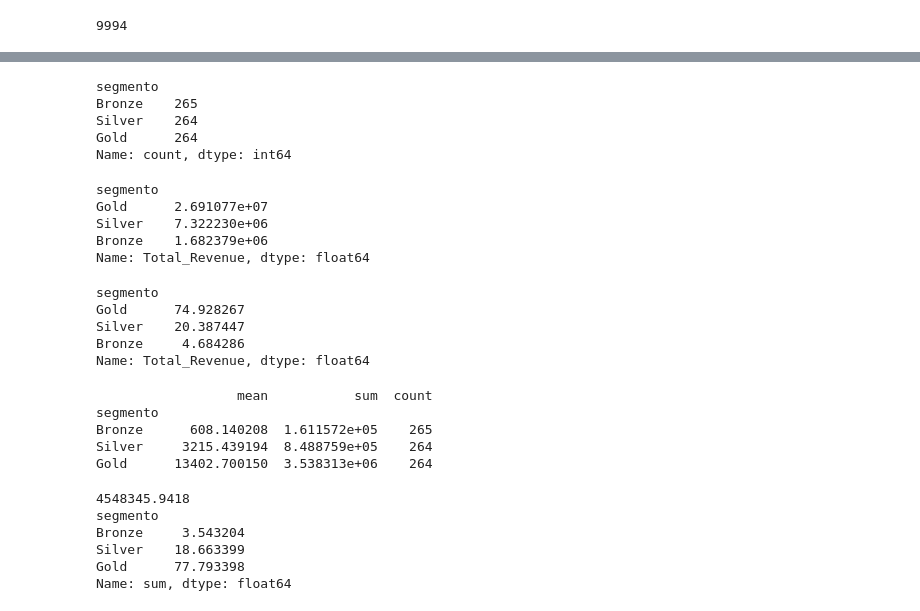
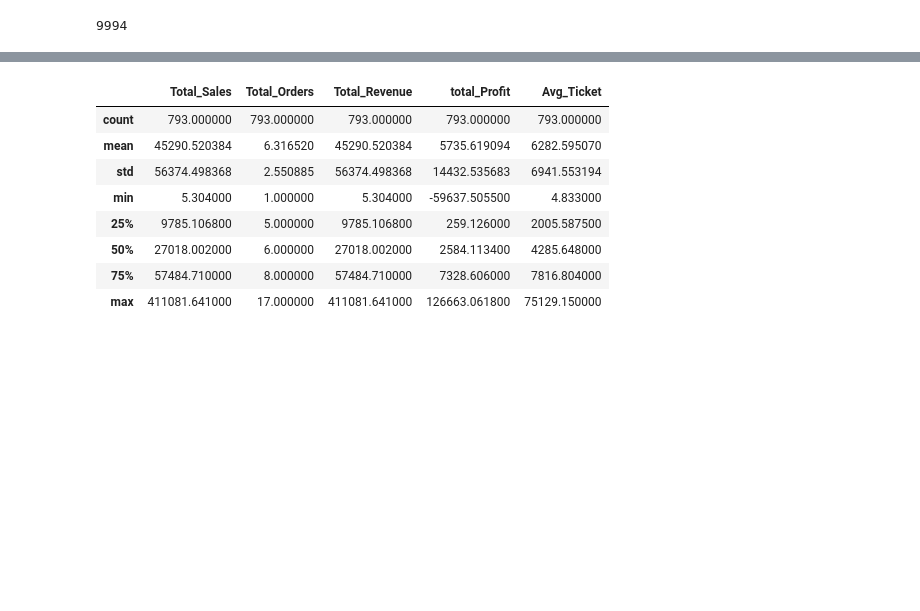
Before and after one commit to HyegoJarllys/DATA-PROJECT, a Jupyter notebook: sql-practice/Pipeline9.ipynb, the cells around one changed output, grey strips where cells are left out. Cells and saved outputs as stored; diff of their text form; code cells hidden in the pictures; blank space fills up the shorter version.

```diff
--- a/sql-practice/Pipeline9.ipynb
+++ b/sql-practice/Pipeline9.ipynb
@@ -279,53 +282,18 @@ df_customers.head(5)
-# %%
-# Criando 3 grupos: Gold (Top 33%), Silver (Médios), Bronze (Baixo Gasto)
-labels = ['Bronze', 'Silver', 'Gold']
-df_customers['segmento'] = pd.qcut(df_customers['Total_Revenue'], q=3, labels=labels)
-
-# Verificando quantos clientes temos em cada grupo
-print(df_customers['segmento'].value_counts())
-# %% [output]
-segmento
-Bronze    265
-Silver    264
-Gold      264
-Name: count, dtype: int64
-# %%
-
-revenue_segment= df_customers.groupby('segmento')['Total_Revenue'].sum().sort_values(ascending=False)
-print(revenue_segment)
-# %% [output]
-segmento
-Gold      2.691077e+07
-Silver    7.322230e+06
-Bronze    1.682379e+06
-Name: Total_Revenue, dtype: float64
-# %%
-revenue_pct = (revenue_segment / revenue_segment.sum()) * 100
-print(revenue_pct)
-# %% [output]
-segmento
-Gold      74.928267
-Silver    20.387447
-Bronze     4.684286
-Name: Total_Revenue, dtype: float64
-# %%
-profit_segment= df_customers.groupby('segmento')['total_Profit'].agg(['mean', 'sum', 'count'])
-print(profit_segment)
-# %% [output]
-                  mean           sum  count
-segmento
-Bronze      608.140208  1.611572e+05    265
-Silver     3215.439194  8.488759e+05    264
-Gold      13402.700150  3.538313e+06    264
-# %%
-lucro_total= profit_segment['sum'].sum()
-print(lucro_total)
-lucro_prc=(profit_segment['sum']/lucro_total) * 100
-print(lucro_prc)
-# %% [output]
-4548345.9418
-segmento
-Bronze     3.543204
-Silver    18.663399
-Gold      77.793398
-Name: sum, dtype: float64
+# %%
+#gravando a variável com a consulta SQL para análise estatística dos clientes
+query='''
+select *
+from customer_agg
+'''
+customers_agg= pd.read_sql(query, conn)
+customers_agg.describe()
+# %% [output]
+|  | Total_Sales | Total_Orders | Total_Revenue | total_Profit | Avg_Ticket |
+| count | 793.000000 | 793.000000 | 793.000000 | 793.000000 | 793.000000 |
+| mean | 45290.520384 | 6.316520 | 45290.520384 | 5735.619094 | 6282.595070 |
+| std | 56374.498368 | 2.550885 | 56374.498368 | 14432.535683 | 6941.553194 |
+| min | 5.304000 | 1.000000 | 5.304000 | -59637.505500 | 4.833000 |
+| 25% | 9785.106800 | 5.000000 | 9785.106800 | 259.126000 | 2005.587500 |
+| 50% | 27018.002000 | 6.000000 | 27018.002000 | 2584.113400 | 4285.648000 |
+| 75% | 57484.710000 | 8.000000 | 57484.710000 | 7328.606000 | 7816.804000 |
+| max | 411081.641000 | 17.000000 | 411081.641000 | 126663.061800 | 75129.150000 |
```
Also changed, not shown: parts of 19 cells of this notebook, 3 other files.
